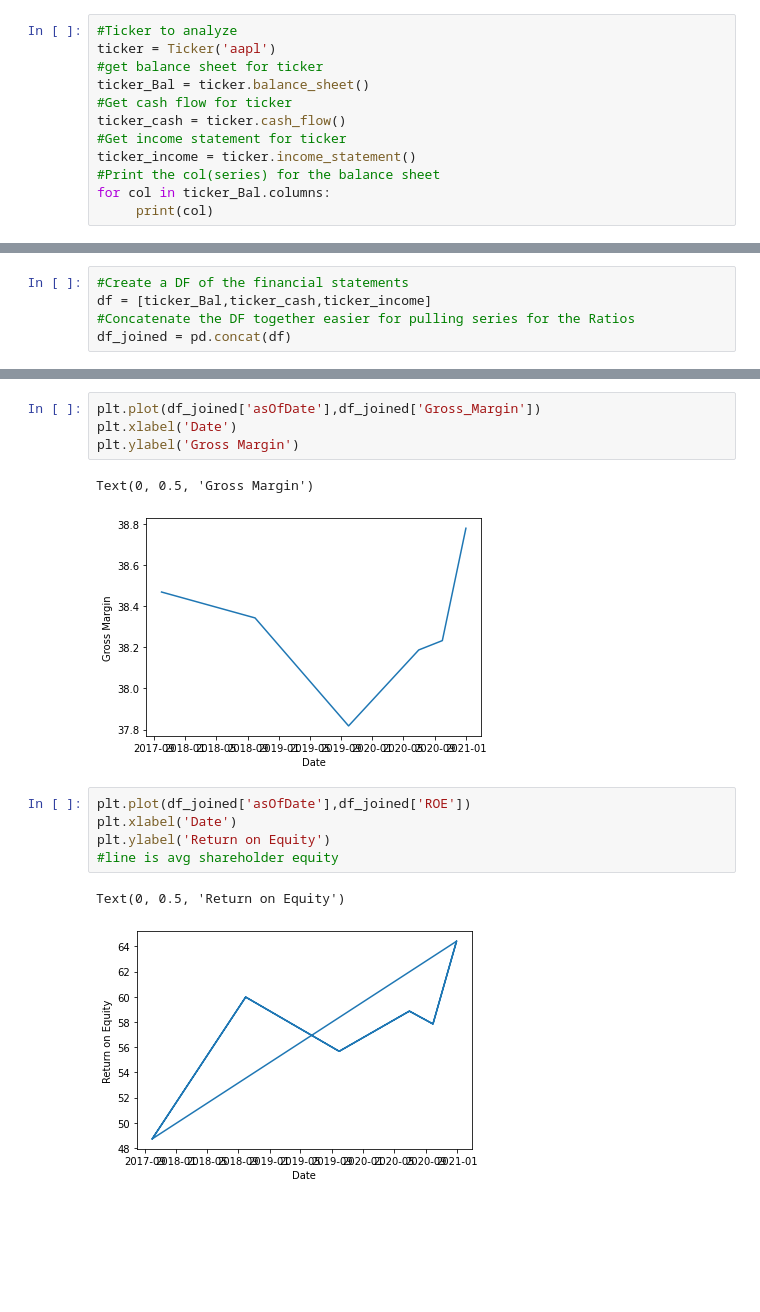
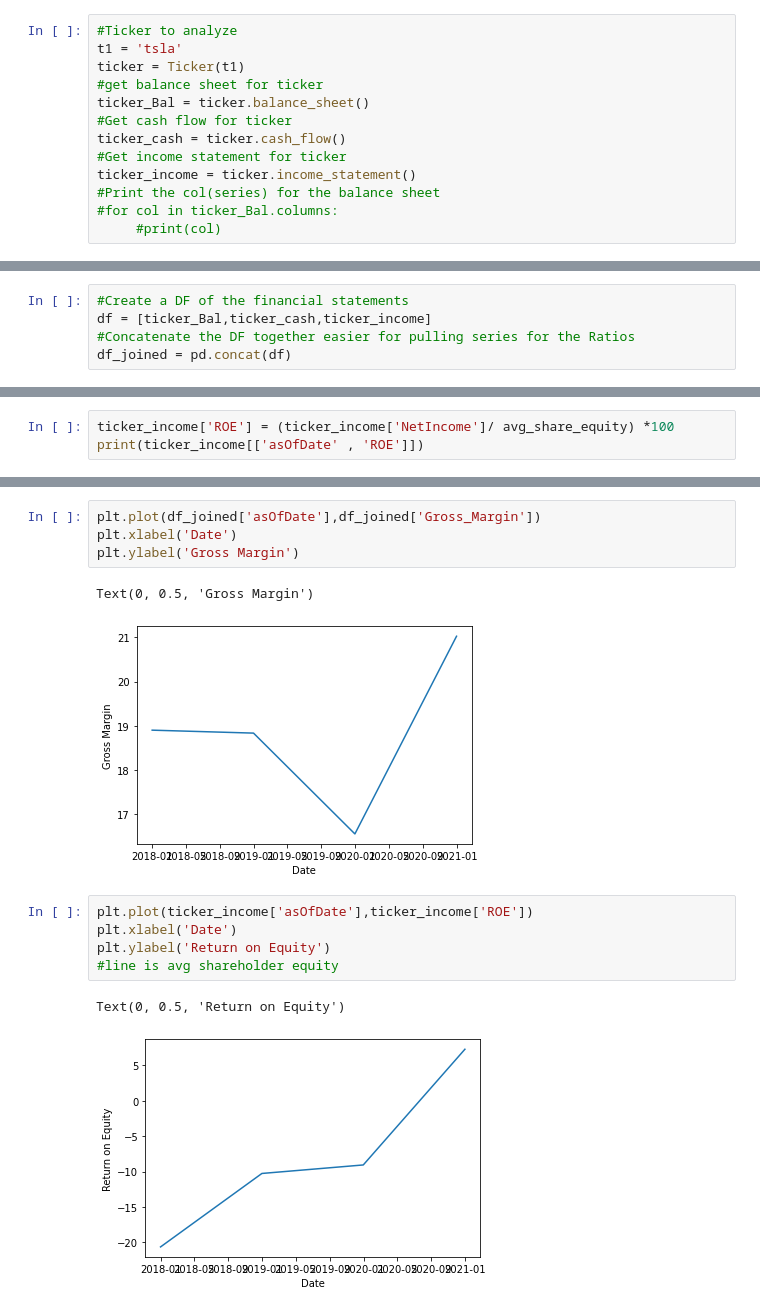
Before and after one commit to robinsonmatt54/Ratio_yahoo_fin, a Jupyter notebook: ratio.ipynb, the cells around one changed output, grey strips where cells are left out. Drawn from its saved outputs; the diff is of its cells as text; blank space fills up the shorter version.

Commit message:
Add files via upload
added a comparison aspect to the model along with starting to add overlapping graphs for easier analysis

```diff
--- a/ratio.ipynb
+++ b/ratio.ipynb
@@ -43,7 +44,8 @@ Liquidity
  :Working Capital
 # %%
 #Ticker to analyze
-ticker = Ticker('aapl')
+t1 = 'tsla'
+ticker = Ticker(t1)
 #get balance sheet for ticker
 ticker_Bal = ticker.balance_sheet()
 #Get cash flow for ticker
@@ -51,5 +53,5 @@ ticker_cash = ticker.cash_flow()
 #Get income statement for ticker
 ticker_income = ticker.income_statement()
 #Print the col(series) for the balance sheet
-for col in ticker_Bal.columns:
-     print(col)
+#for col in ticker_Bal.columns:
+     #print(col)
@@ -259,0 +178,3 @@ aapl   2020-09-30        1.943292
+# %%
+ticker_income['ROE'] = (ticker_income['NetIncome']/ avg_share_equity) *100
+print(ticker_income[['asOfDate' , 'ROE']])
@@ -284,15 +213,15 @@ plt.xlabel('Date')
 plt.ylabel('Gross Margin')
 # %% [output]
 Text(0, 0.5, 'Gross Margin')
-[figure, old version]
+[figure, new version]
 # %%
-plt.plot(df_joined['asOfDate'],df_joined['ROE'])
+plt.plot(ticker_income['asOfDate'],ticker_income['ROE'])
 plt.xlabel('Date')
 plt.ylabel('Return on Equity')
 #line is avg shareholder equity
 # %% [output]
 Text(0, 0.5, 'Return on Equity')
-[figure, old version]
+[figure, new version]
 # %%
 plt.plot(df_joined['asOfDate'], df_joined['Operating_Margin'])
 plt.xlabel('Date')
```
Also changed, not shown: parts of 30 cells of this notebook.
